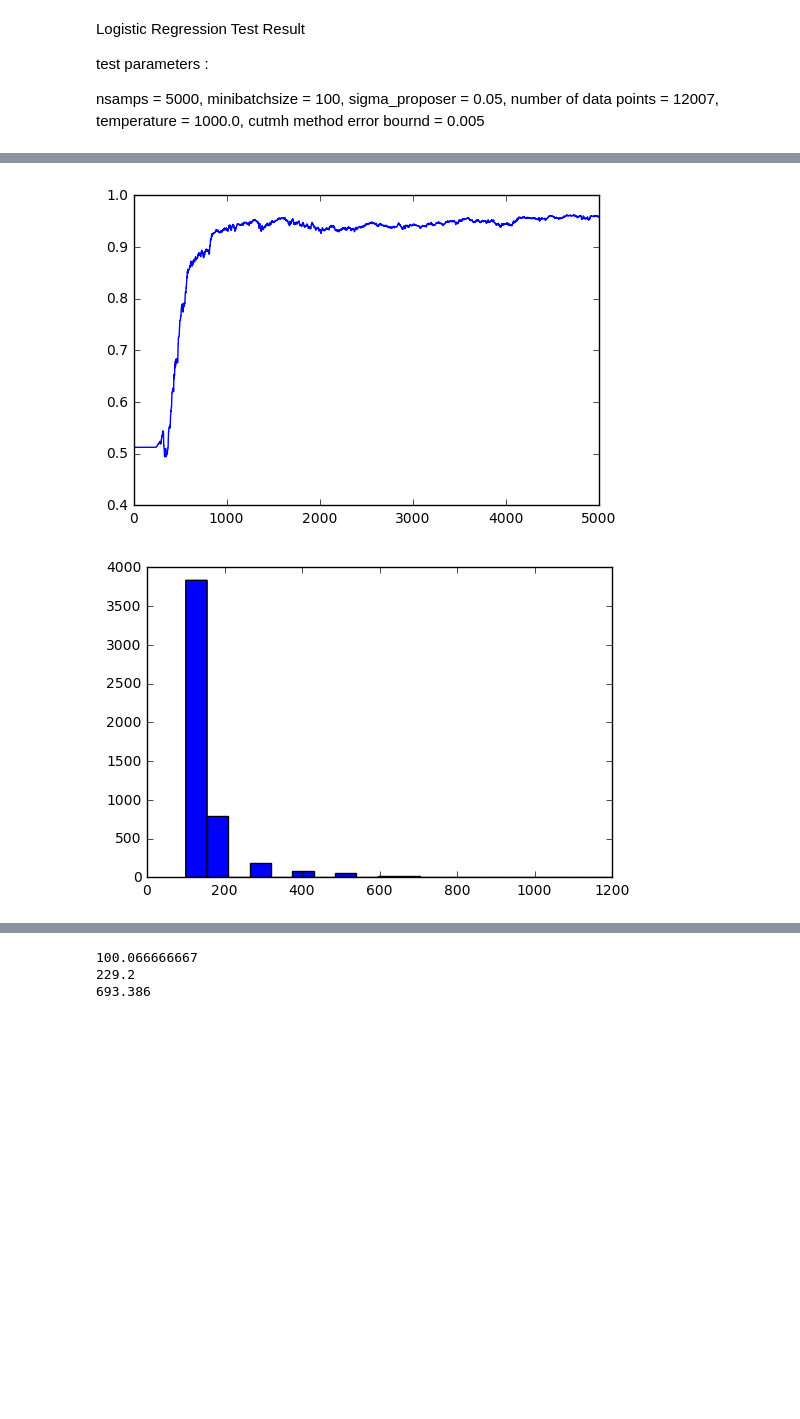
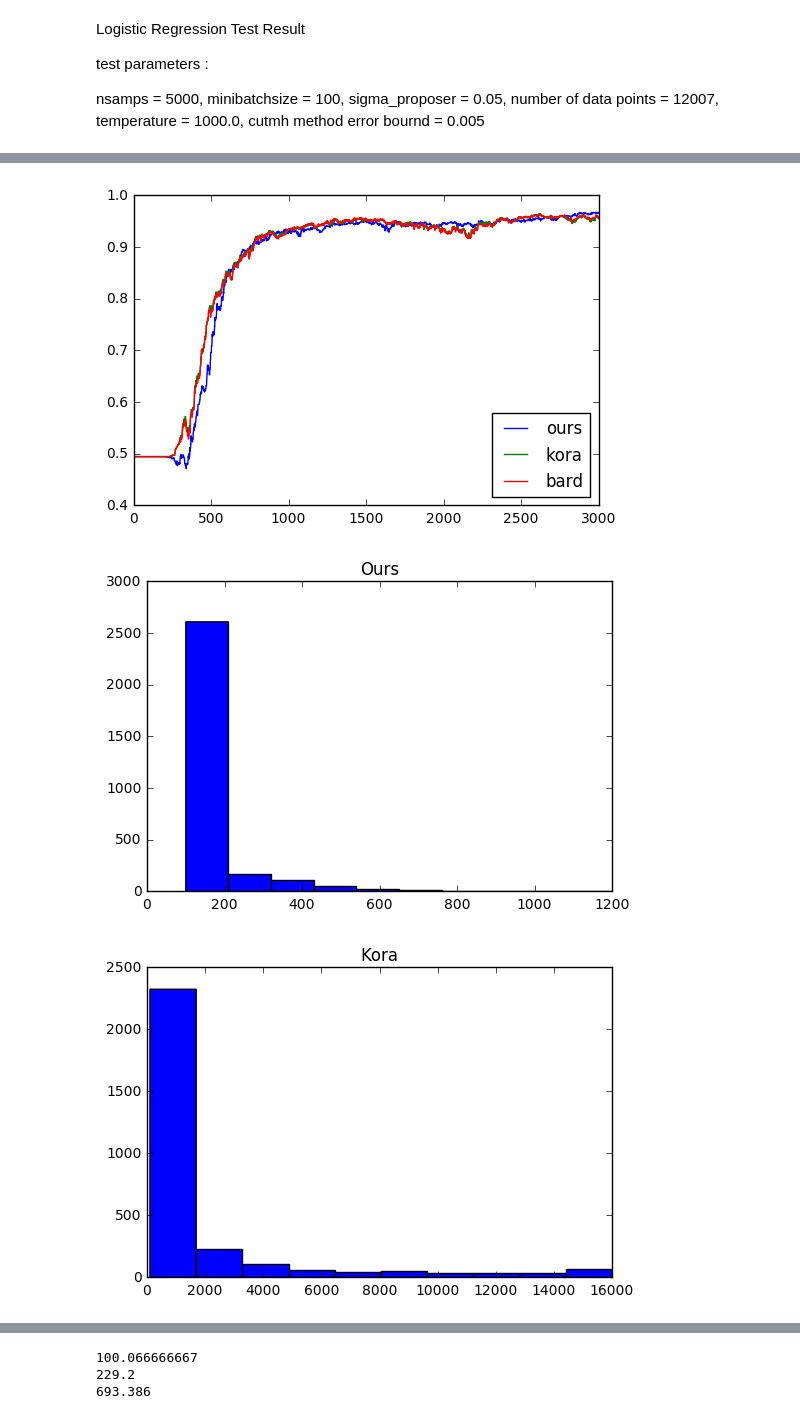
Before and after one commit to DanielTakeshi/New_MH_Test, a Jupyter notebook: code/plot_result_logisticRegression.ipynb, the cells around one changed output, grey strips where cells are left out. Saved outputs shown, nothing was run; the diff lists cells and outputs as text; code cells hidden in the pictures; blank space fills up the shorter version.

Commit message:
results from 20k for all three seem promising for us

```diff
--- a/code/plot_result_logisticRegression.ipynb
+++ b/code/plot_result_logisticRegression.ipynb
@@ -28,45 +28,66 @@ nsamps = 5000, minibatchsize = 100, sigma_proposer = 0.05, number of data points
 """
 
 # Let's get the file (df = data file) with all the matrices inside it.
-df_ours = h5py.File('output/logistic_results_ours_50000.mat');
-N = 5000
+df_ours = h5py.File('output/logistic_results_ours_20000.mat');
+df_kora = h5py.File('output/logistic_results_kora_20000.mat');
+df_bard = h5py.File('output/logistic_results_bard_20000.mat');
+N = 3000
 
 # The actual "theta" samples.
 samples_ours = np.array(df_ours['samples_ours'])
-#samples_kora = np.array(df['samples_kora'])
-#samples_bard = np.array(df['samples_bard'])
+samples_kora = np.array(df_kora['samples_kora'])
+samples_bard = np.array(df_bard['samples_bard'])
 
 # The cumulative MB sizes.
 cum_size_ours = np.array(df_ours['cum_size_ours'])
-#cum_size_kora = np.array(df['cum_size_kora'])
-#cum_size_bard = np.array(df['cum_size_bard'])
+cum_size_kora = np.array(df_kora['cum_size_kora'])
+cum_size_bard = np.array(df_bard['cum_size_bard'])
 
 # The per-iteration mini-batch sizes.
 mb_size_ours = np.array(df_ours['mb_size_ours'])
-#mb_size_kora = np.array(df['mb_size_kora'])
-#mb_size_bard = np.array(df['mb_size_bard'])
+mb_size_kora = np.array(df_kora['mb_size_kora'])
+mb_size_bard = np.array(df_bard['mb_size_bard'])
 
 # LL on training set
 ll_train_ours = np.array(df_ours['ll_train_ours'])
-#ll_train_kora = np.array(df['ll_train_kora'])
-#ll_train_bard = np.array(df['ll_train_bard'])
+ll_train_kora = np.array(df_kora['ll_train_kora'])
+ll_train_bard = np.array(df_bard['ll_train_bard'])
 
 # LL on testing set (we should probably be using this)
 ll_test_ours = np.array(df_ours['ll_test_ours']).reshape(N,1)
-#ll_test_kora = np.array(df['ll_test_kora']).reshape(N,1)
-#ll_test_bard = np.array(df['ll_test_bard']).reshape(N,1)
+ll_test_kora = np.array(df_kora['ll_test_kora']).reshape(N,1)
+ll_test_bard = np.array(df_bard['ll_test_bard']).reshape(N,1)
 
 # Finally, accuracy!!
 accuracy_ours = np.array(df_ours['accuracy_ours']).reshape(N,1)
-#accuracy_kora = np.array(df['accuracy_kora']).reshape(N,1)
-#accuracy_bard = np.array(df['accuracy_bard']).reshape(N,1)
+accuracy_kora = np.array(df_kora['accuracy_kora']).reshape(N,1)
+accuracy_bard = np.array(df_bard['accuracy_bard']).reshape(N,1)
 
 
 plt.figure()
-plt.plot(accuracy_ours)
-#plt.plot(accuracy_kora)
-#plt.plot(accuracy_bard)
+plt.plot(accuracy_ours, label="ours")
+plt.plot(accuracy_kora, label="kora")
+plt.plot(accuracy_bard, label="bard")
+plt.legend(loc='lower right')
 
 plt.figure()
-plt.hist(mb_size_ours, bins=20)
+plt.title("Ours")
+plt.hist(mb_size_ours, bins=10)
+print(np.mean(mb_size_ours))
+print(np.min(mb_size_ours))
+print(np.max(mb_size_ours))
+
+plt.figure()
+plt.title("Kora")
+plt.hist(mb_size_kora, bins=10)
+print(np.mean(mb_size_ours))
+print(np.min(mb_size_ours))
+print(np.max(mb_size_ours))
+
+plt.figure()
+plt.title("Bard")
+plt.hist(mb_size_bard, bins=10)
+print(np.mean(mb_size_ou))
+print(np.min(mb_size_bard))
+print(np.max(mb_size_bard))
 # %% [output]
@@ -84,2 +99,3 @@ plt.hist(mb_size_ours, bins=20)
-[figure, old version]
+[figure, new version]
-[figure, old version]
+[figure, new version]
+[figure, added]
```
Also changed, not shown: parts of 1 cell of this notebook, 4 other files.
